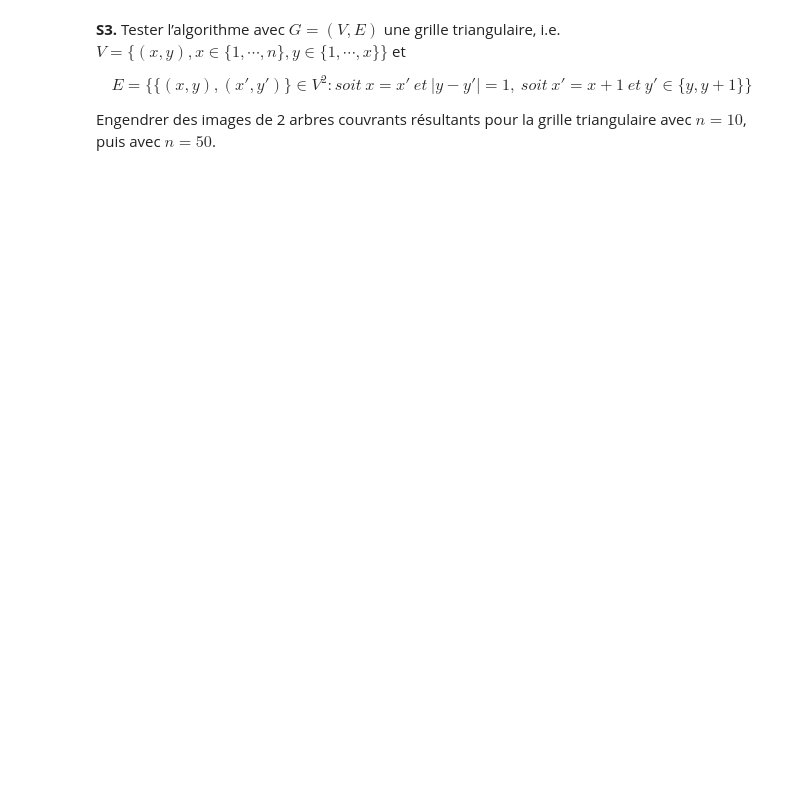
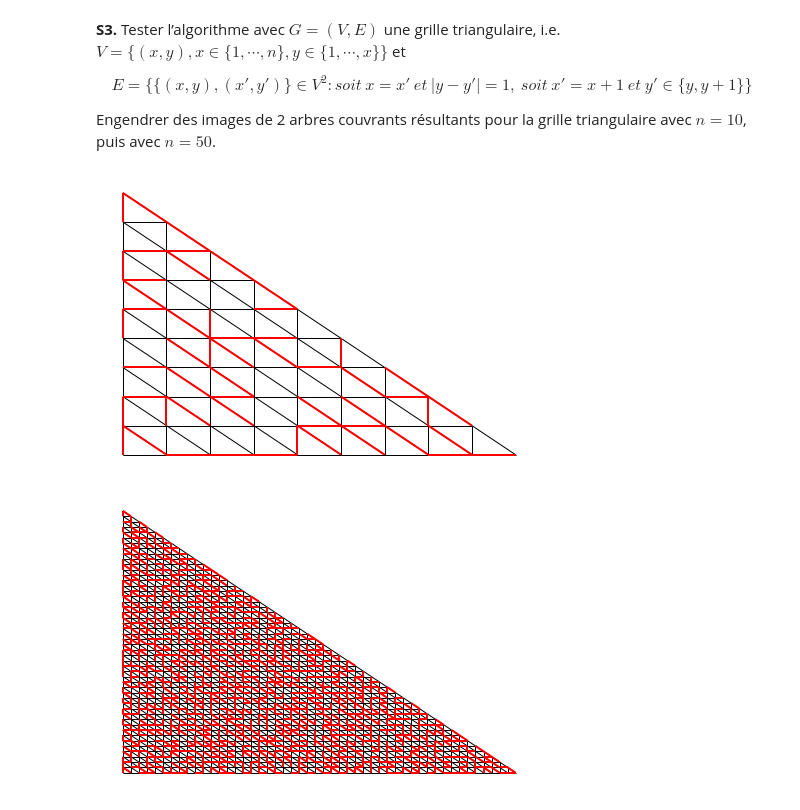
Before and after one commit to gostreap/wilson_algorithm, a Jupyter notebook: wilson.ipynb, the cells around one changed output. Cells and saved outputs as stored; diff of their text form; code cells hidden in the pictures; blank space fills up the shorter version.

```diff
--- a/wilson.ipynb
+++ b/wilson.ipynb
@@ -71,3 +207,41 @@ l’algorithme de Wilson comme un enlèvement de cycles, en déduire que avec pr
 $$ E=\{\{ (x,y), (x',y')\} \in V^2 : soit~x=x'~et~ \lvert y-y' \rvert = 1, ~soit~x'=x+1~et~y'\in \{ y,y+1 \} \} $$
 
 Engendrer des images de 2 arbres couvrants résultants pour la grille triangulaire avec $n = 10$, puis avec $n = 50$.
+# %%
+def triangle_coordinate_to_node(i, j):
+    return int(j*(j+1)/2+i)
+
+def triangle_graph(n):
+    vertices = list(range(int(n*(n+1)/2)))
+    edges = []
+    for j in range(n):
+        for i in range(j+1):
+            if i > 0 and j > 0:
+                edges.append((triangle_coordinate_to_node(i,j), triangle_coordinate_to_node(i-1,j-1)))
+            if j > 0 and j != i:
+                edges.append((triangle_coordinate_to_node(i,j), triangle_coordinate_to_node(i,j-1)))
+            if i > 0:
+                edges.append((triangle_coordinate_to_node(i,j), triangle_coordinate_to_node(i-1,j)))
+            if i < j:
+                edges.append((triangle_coordinate_to_node(i,j), triangle_coordinate_to_node(i+1,j)))
+            if j < n-1:
+                edges.append((triangle_coordinate_to_node(i,j), triangle_coordinate_to_node(i,j+1)))
+            if i < n-1 and j < n-1:
+                edges.append((triangle_coordinate_to_node(i,j), triangle_coordinate_to_node(i+1,j+1)))
+    # print(vertices)
+    # print(edges, len(edges))
+    return Graph(vertices=vertices, edges=edges)
+
+
+def triangle_pos(n):
+    pos = dict()
+    for j in range(n):
+        for i in range(j+1):
+            pos[triangle_coordinate_to_node(i,j)] = (i, -j)
+    return pos
+
+wilson_and_drow(triangle_graph(10), triangle_pos(10))
+wilson_and_drow(triangle_graph(50), triangle_pos(50))
+# %% [output]
+[figure, added]
+[figure, added]
```
Also changed, not shown: parts of 2 cells of this notebook, 1 other file.
